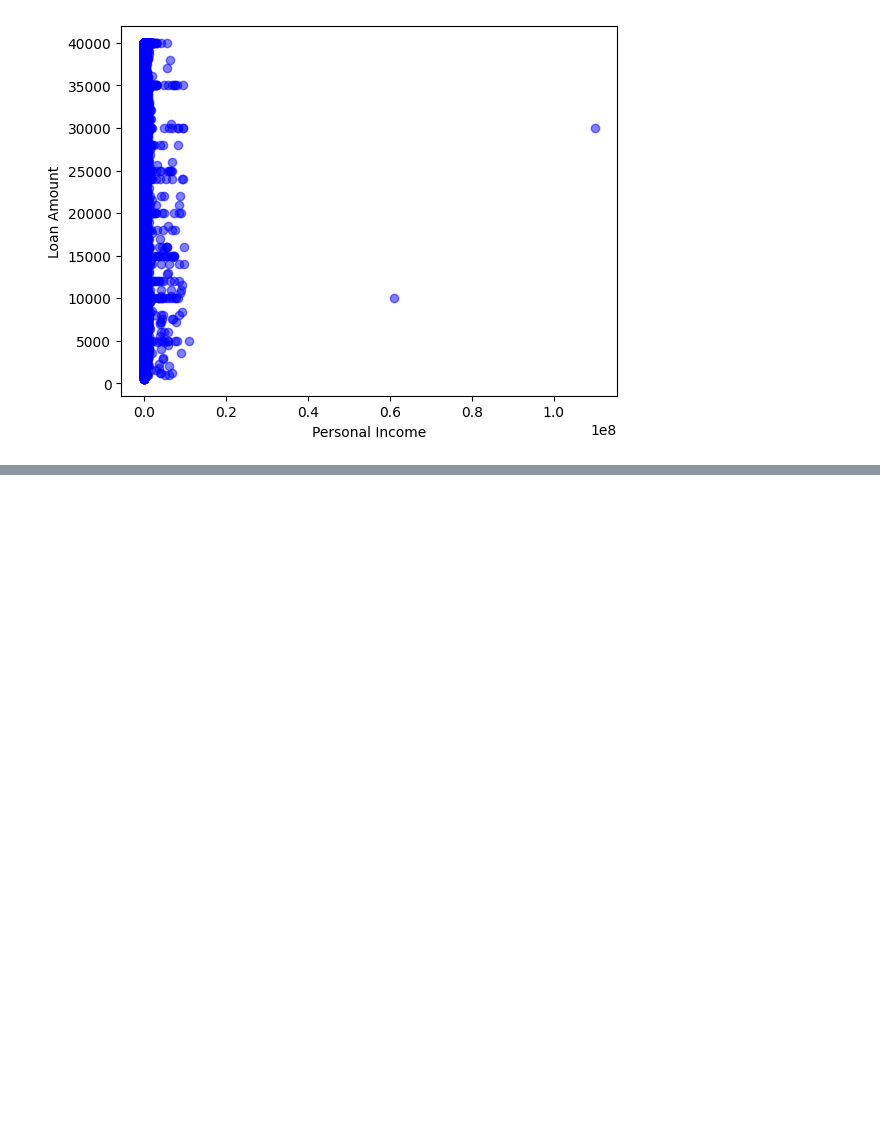
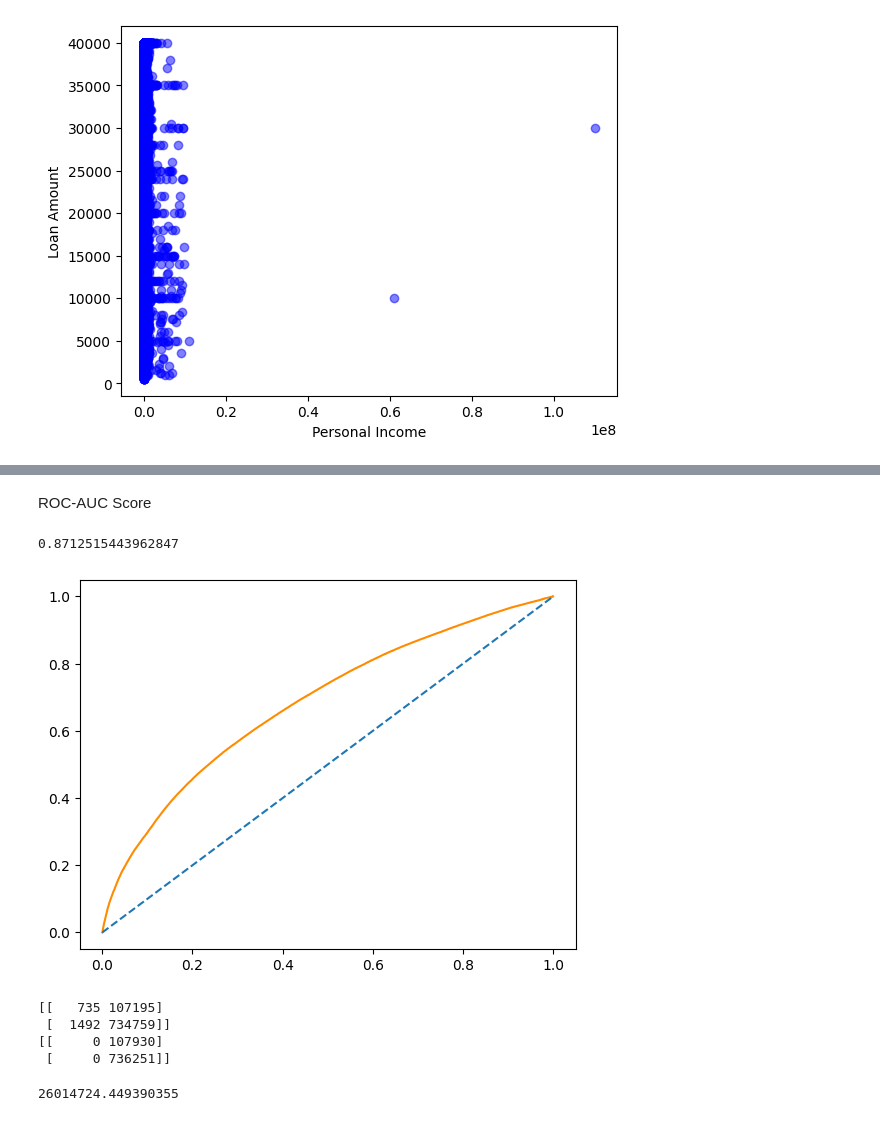
Before and after one commit to snehalsreedhar/Credit-Risk-Scoring, a Jupyter notebook: lc_loan.ipynb, the cells around one changed output, grey strips where cells are left out. Cells and saved outputs as stored; diff of their text form; code cells hidden in the pictures; blank space fills up the shorter version.

Commit message:
logistic regression

```diff
--- a/lc_loan.ipynb
+++ b/lc_loan.ipynb
@@ -239,0 +270,13 @@ loan_df_new = loan_df.drop(loan_df[loan_df['person_income'] > 6*10**8].index)
+# %%
+# Create the X and y data sets
+X = loan_df_new[['loan_int_rate','person_emp_length','person_income']]
+y = loan_df_new[['loan_status']]
+
+# Use test_train_split to create the training and test sets
+X_train, X_test, y_train, y_test = train_test_split(X, y, test_size=.4, random_state=123)
+
+# Create and fit the logistic regression model
+clf_logistic = LogisticRegression(solver='lbfgs').fit(X_train, np.ravel(y_train))
+
+# Print the models coefficients
+print(clf_logistic.coef_)
@@ -239,0 +323,13 @@ loan_df_new = loan_df.drop(loan_df[loan_df['person_income'] > 6*10**8].index)
+# %%
+# Train the logistic regression model on the training data
+clf_logistic = LogisticRegression(solver='lbfgs').fit(X_train, np.ravel(y_train))
+
+# Create predictions of probability for loan status using test data
+preds = clf_logistic.predict_proba(X_test)
+
+# Create dataframes of first five predictions, and first five true labels
+preds_df = pd.DataFrame(preds[:,1][0:5], columns = ['prob_default'])
+true_df = y_test.head(5)
+
+# Concatenate and print the two data frames for comparison
+print(pd.concat([true_df.reset_index(drop = True), preds_df], axis = 1))
@@ -239,0 +393,54 @@ loan_df_new = loan_df.drop(loan_df[loan_df['person_income'] > 6*10**8].index)
+# %% [markdown]
+ROC-AUC Score
+# %%
+# Create predictions and store them in a variable
+preds = clf_logistic.predict_proba(X_test)
+
+# Print the accuracy score the model
+print(clf_logistic.score(X_test, y_test))
+
+# Plot the ROC curve of the probabilities of default
+prob_default = preds[:, 1]
+fallout, sensitivity, thresholds = roc_curve(y_test, prob_default)
+plt.plot(fallout, sensitivity, color = 'darkorange')
+plt.plot([0, 1], [0, 1], linestyle='--')
+plt.show()
+
+# Compute the AUC and store it in a variable
+auc = roc_auc_score(y_test, prob_default)
+# %% [output]
+0.8712515443962847
+[figure, added]
+# %%
+# Set the threshold for defaults to 0.5
+preds_df['loan_status'] = preds_df['prob_default'].apply(lambda x: 1 if x > 0.5 else 0)
+
+# Print the confusion matrix
+print(confusion_matrix(y_test, preds_df['loan_status']))
+
+# Set the threshold for defaults to 0.4
+preds_df['loan_status'] = preds_df['prob_default'].apply(lambda x: 1 if x > 0.4 else 0)
+
+# Print the confusion matrix
+print(confusion_matrix(y_test, preds_df['loan_status']))
+# %% [output]
+[[   735 107195]
+ [  1492 734759]]
+[[     0 107930]
+ [     0 736251]]
+# %%
+# Reassign the values of loan status based on the new threshold
+preds_df['loan_status'] = preds_df['prob_default'].apply(lambda x: 1 if x > 0.5 else 0)
+
+# Store the number of loan defaults from the prediction data
+num_defaults = preds_df['loan_status'].value_counts()[1]
+
+# Store the default recall from the classification report
+default_recall = precision_recall_fscore_support(y_test, preds_df['loan_status'])[1][1]
+
+avg_loan_amnt = loan_df_new['loan_amnt'].mean()
+
+# Calculate the estimated impact of the new default recall rate
+print(avg_loan_amnt * num_defaults * (1 - default_recall))
+# %% [output]
+26014724.449390355
```
Also changed, not shown: parts of 32 cells of this notebook.
